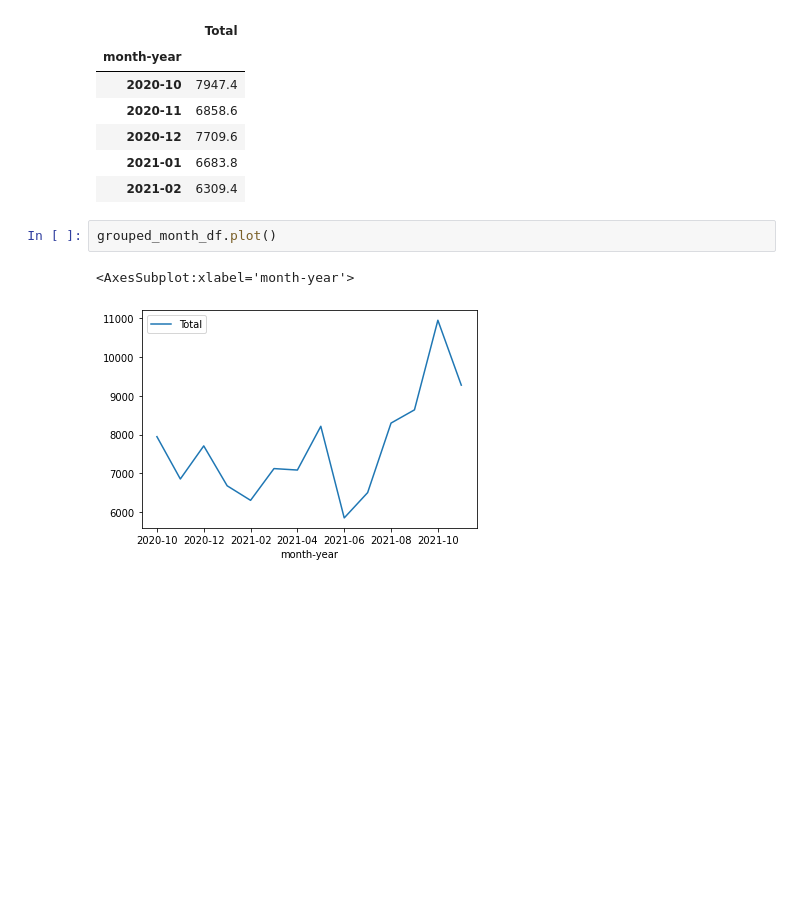
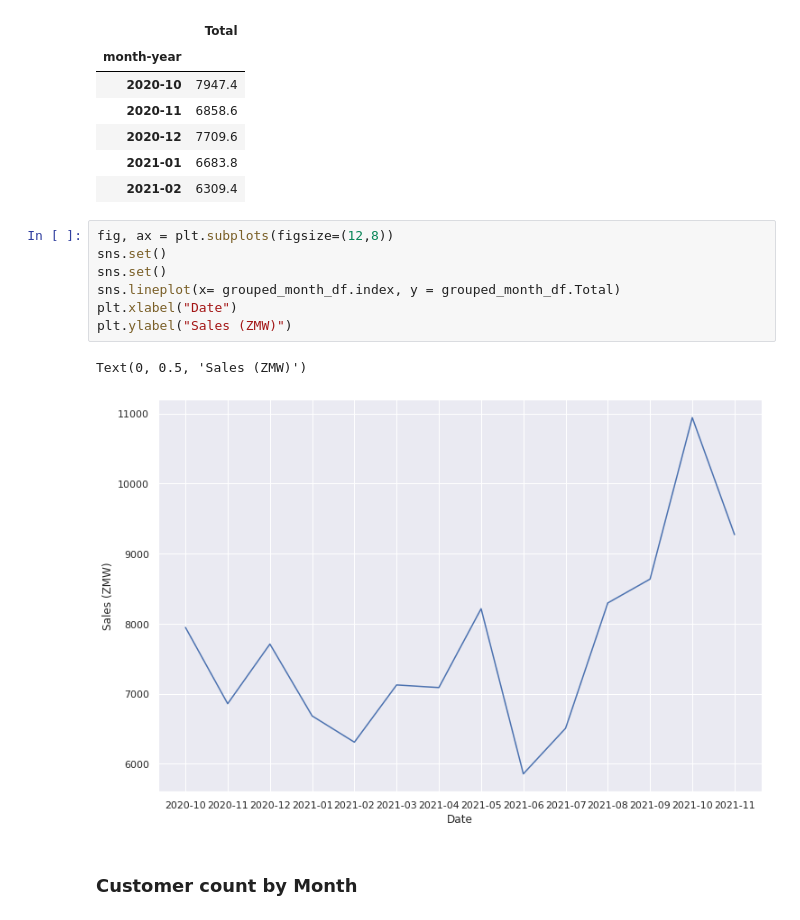
Before and after one commit to SitwalaM/sales_business_intelligence_capstone, a Jupyter notebook: overview_notebook.ipynb, the cells around one changed output. Cells and saved outputs as stored; diff of their text form; blank space fills up the shorter version.

```diff
--- a/overview_notebook.ipynb
+++ b/overview_notebook.ipynb
@@ -84,8 +87,15 @@ grouped_month_df.head()
 | 2020-12 | 7709.6 |
 | 2021-01 | 6683.8 |
 | 2021-02 | 6309.4 |
-# %%
-grouped_month_df.plot()
-# %% [output]
-<AxesSubplot:xlabel='month-year'>
-[figure, removed]
+# %%
+fig, ax = plt.subplots(figsize=(12,8))
+sns.set()
+sns.set()
+sns.lineplot(x= grouped_month_df.index, y = grouped_month_df.Total)
+plt.xlabel("Date")
+plt.ylabel("Sales (ZMW)")
+# %% [output]
+Text(0, 0.5, 'Sales (ZMW)')
+[figure, added]
+# %% [markdown]
+### Customer count by Month
```
Also changed, not shown: parts of 30 cells of this notebook.
